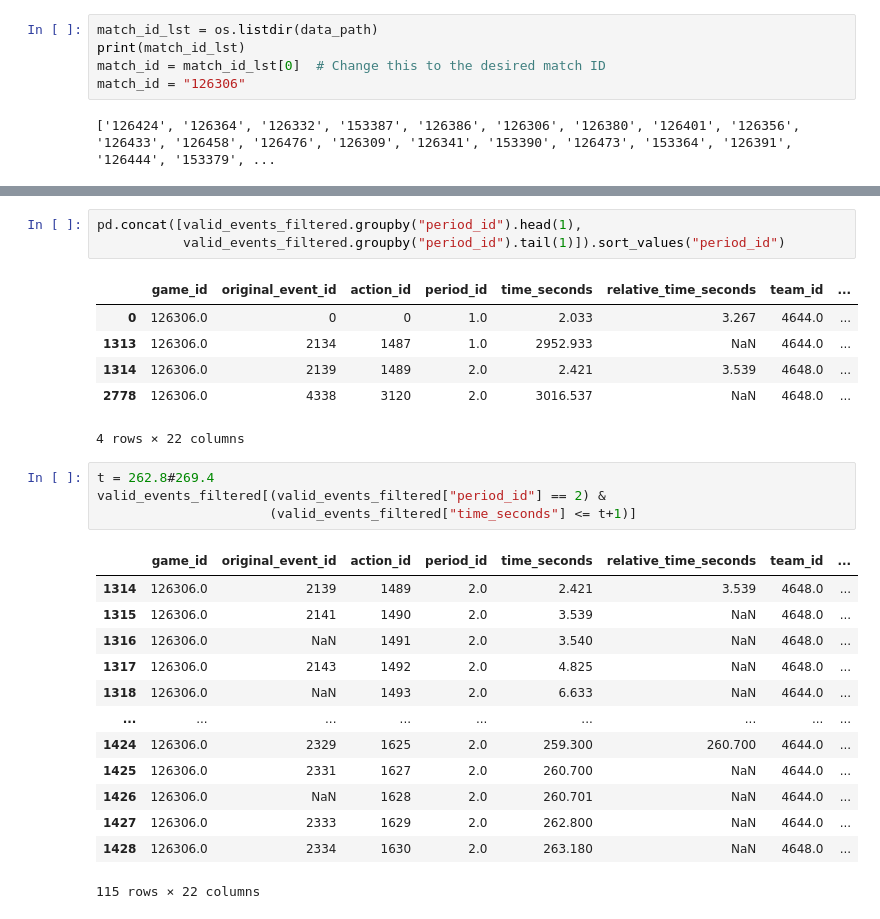
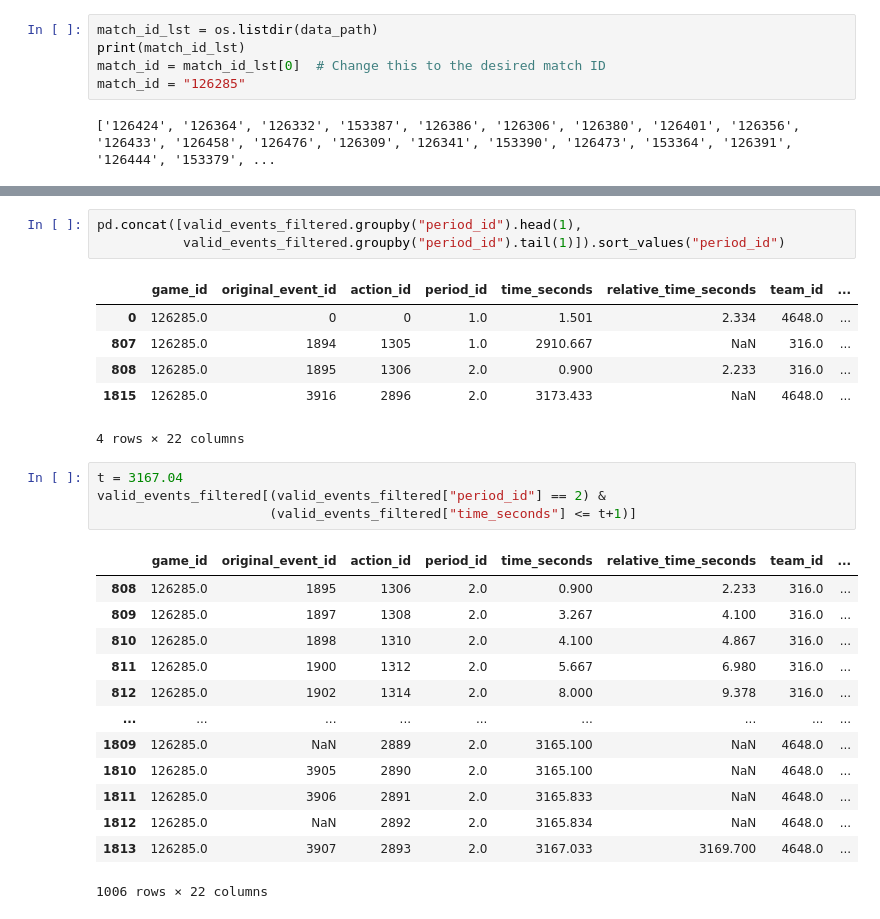
Before and after one commit to leemingo/express-v2, a Jupyter notebook: notebook/5-validation-bepro-data.ipynb, the cells around one changed output, grey strips where cells are left out. Cells and saved outputs as stored; diff of their text form.

```diff
--- a/notebook/5-validation-bepro-data.ipynb
+++ b/notebook/5-validation-bepro-data.ipynb
@@ -25,7 +25,7 @@ Base path: /root/express-v2
 match_id_lst = os.listdir(data_path)
 print(match_id_lst)
 match_id = match_id_lst[0]  # Change this to the desired match ID
-match_id = "126306"
+match_id = "126285"
 # %% [output]
 ['126424', '126364', '126332', '153387', '126386', '126306', '126380', '126401', '126356', '126433', '126458', '126476', '126309', '126341', '153390', '126473', '153364', '126391', '126444', '153379', ...
 # %%
@@ -200,29 +200,29 @@ pd.concat([valid_events_filtered.groupby("period_id").head(1),
            valid_events_filtered.groupby("period_id").tail(1)]).sort_values("period_id")
 # %% [output]
 |  | game_id | original_event_id | action_id | period_id | time_seconds | relative_time_seconds | team_id | ... |
-| 0 | 126306.0 | 0 | 0 | 1.0 | 2.033 | 3.267 | 4644.0 | ... |
-| 1313 | 126306.0 | 2134 | 1487 | 1.0 | 2952.933 | NaN | 4644.0 | ... |
-| 1314 | 126306.0 | 2139 | 1489 | 2.0 | 2.421 | 3.539 | 4648.0 | ... |
-| 2778 | 126306.0 | 4338 | 3120 | 2.0 | 3016.537 | NaN | 4648.0 | ... |
+| 0 | 126285.0 | 0 | 0 | 1.0 | 1.501 | 2.334 | 4648.0 | ... |
+| 807 | 126285.0 | 1894 | 1305 | 1.0 | 2910.667 | NaN | 316.0 | ... |
+| 808 | 126285.0 | 1895 | 1306 | 2.0 | 0.900 | 2.233 | 316.0 | ... |
+| 1815 | 126285.0 | 3916 | 2896 | 2.0 | 3173.433 | NaN | 4648.0 | ... |
 4 rows × 22 columns
 # %%
-t = 262.8#269.4
+t = 3167.04
 valid_events_filtered[(valid_events_filtered["period_id"] == 2) &
                       (valid_events_filtered["time_seconds"] <= t+1)]
 # %% [output]
 |  | game_id | original_event_id | action_id | period_id | time_seconds | relative_time_seconds | team_id | ... |
-| 1314 | 126306.0 | 2139 | 1489 | 2.0 | 2.421 | 3.539 | 4648.0 | ... |
-| 1315 | 126306.0 | 2141 | 1490 | 2.0 | 3.539 | NaN | 4648.0 | ... |
-| 1316 | 126306.0 | NaN | 1491 | 2.0 | 3.540 | NaN | 4648.0 | ... |
-| 1317 | 126306.0 | 2143 | 1492 | 2.0 | 4.825 | NaN | 4648.0 | ... |
-| 1318 | 126306.0 | NaN | 1493 | 2.0 | 6.633 | NaN | 4644.0 | ... |
+| 808 | 126285.0 | 1895 | 1306 | 2.0 | 0.900 | 2.233 | 316.0 | ... |
+| 809 | 126285.0 | 1897 | 1308 | 2.0 | 3.267 | 4.100 | 316.0 | ... |
+| 810 | 126285.0 | 1898 | 1310 | 2.0 | 4.100 | 4.867 | 316.0 | ... |
+| 811 | 126285.0 | 1900 | 1312 | 2.0 | 5.667 | 6.980 | 316.0 | ... |
+| 812 | 126285.0 | 1902 | 1314 | 2.0 | 8.000 | 9.378 | 316.0 | ... |
 | ... | ... | ... | ... | ... | ... | ... | ... | ... |
-| 1424 | 126306.0 | 2329 | 1625 | 2.0 | 259.300 | 260.700 | 4644.0 | ... |
-| 1425 | 126306.0 | 2331 | 1627 | 2.0 | 260.700 | NaN | 4644.0 | ... |
-| 1426 | 126306.0 | NaN | 1628 | 2.0 | 260.701 | NaN | 4644.0 | ... |
-| 1427 | 126306.0 | 2333 | 1629 | 2.0 | 262.800 | NaN | 4644.0 | ... |
-| 1428 | 126306.0 | 2334 | 1630 | 2.0 | 263.180 | NaN | 4648.0 | ... |
+| 1809 | 126285.0 | NaN | 2889 | 2.0 | 3165.100 | NaN | 4648.0 | ... |
+| 1810 | 126285.0 | 3905 | 2890 | 2.0 | 3165.100 | NaN | 4648.0 | ... |
+| 1811 | 126285.0 | 3906 | 2891 | 2.0 | 3165.833 | NaN | 4648.0 | ... |
+| 1812 | 126285.0 | NaN | 2892 | 2.0 | 3165.834 | NaN | 4648.0 | ... |
+| 1813 | 126285.0 | 3907 | 2893 | 2.0 | 3167.033 | 3169.700 | 4648.0 | ... |
-115 rows × 22 columns
+1006 rows × 22 columns
 # %%
 import matplotsoccer as mps
 
```
Also changed, not shown: parts of 12 cells of this notebook, 3 other files.
